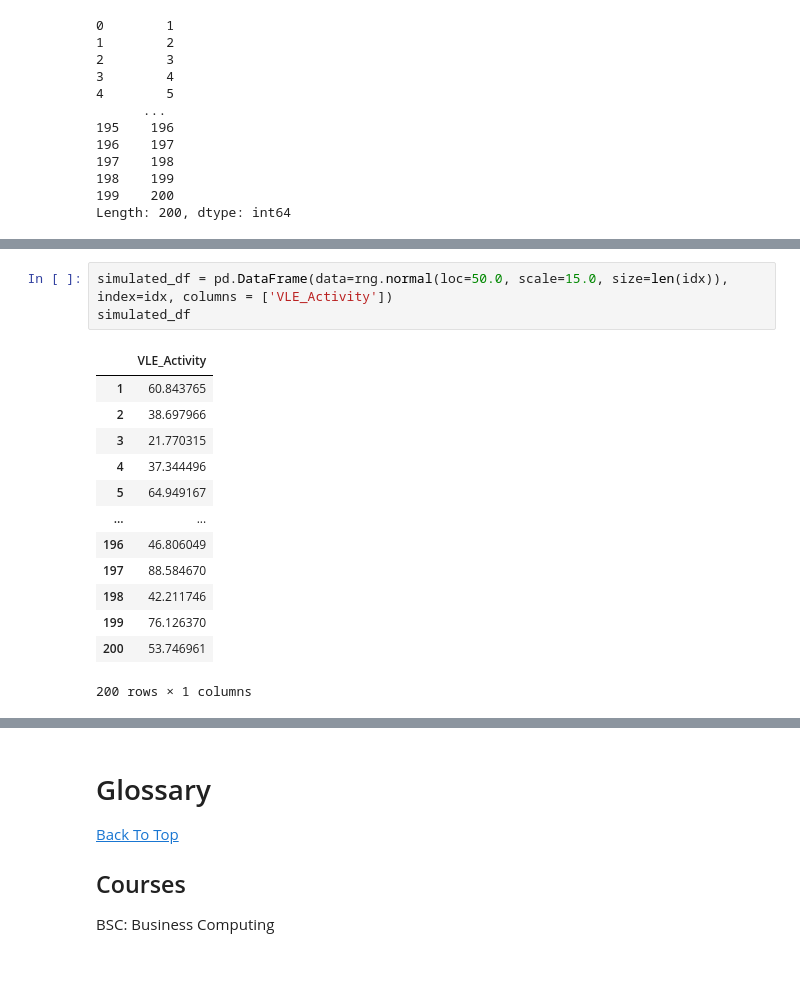
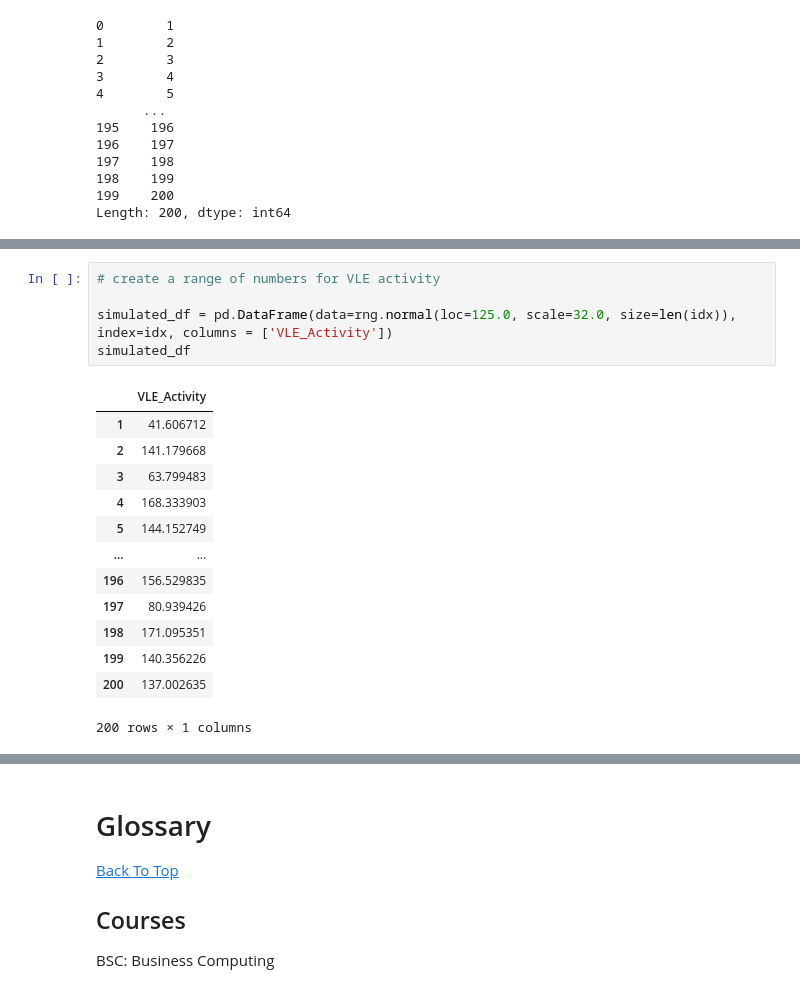
Before and after one commit to elainetynan/PfDA_Assignment, a Jupyter notebook: PfDA_Assignment.ipynb, the cells around one changed output, grey strips where cells are left out. Saved outputs shown, nothing was run; the diff lists cells and outputs as text.

```diff
--- a/PfDA_Assignment.ipynb
+++ b/PfDA_Assignment.ipynb
@@ -1045,17 +1068,19 @@ rng.normal(1,100)
 # %%
-simulated_df = pd.DataFrame(data=rng.normal(loc=50.0, scale=15.0, size=len(idx)), index=idx, columns = ['VLE_Activity'])
+# create a range of numbers for VLE activity
+
+simulated_df = pd.DataFrame(data=rng.normal(loc=125.0, scale=32.0, size=len(idx)), index=idx, columns = ['VLE_Activity'])
 simulated_df
 # %% [output]
 |  | VLE_Activity |
-| 1 | 60.843765 |
-| 2 | 38.697966 |
-| 3 | 21.770315 |
-| 4 | 37.344496 |
-| 5 | 64.949167 |
+| 1 | 41.606712 |
+| 2 | 141.179668 |
+| 3 | 63.799483 |
+| 4 | 168.333903 |
+| 5 | 144.152749 |
 | ... | ... |
-| 196 | 46.806049 |
-| 197 | 88.584670 |
-| 198 | 42.211746 |
-| 199 | 76.126370 |
-| 200 | 53.746961 |
+| 196 | 156.529835 |
+| 197 | 80.939426 |
+| 198 | 171.095351 |
+| 199 | 140.356226 |
+| 200 | 137.002635 |
 200 rows × 1 columns
```
Also changed, not shown: parts of 13 cells of this notebook.
